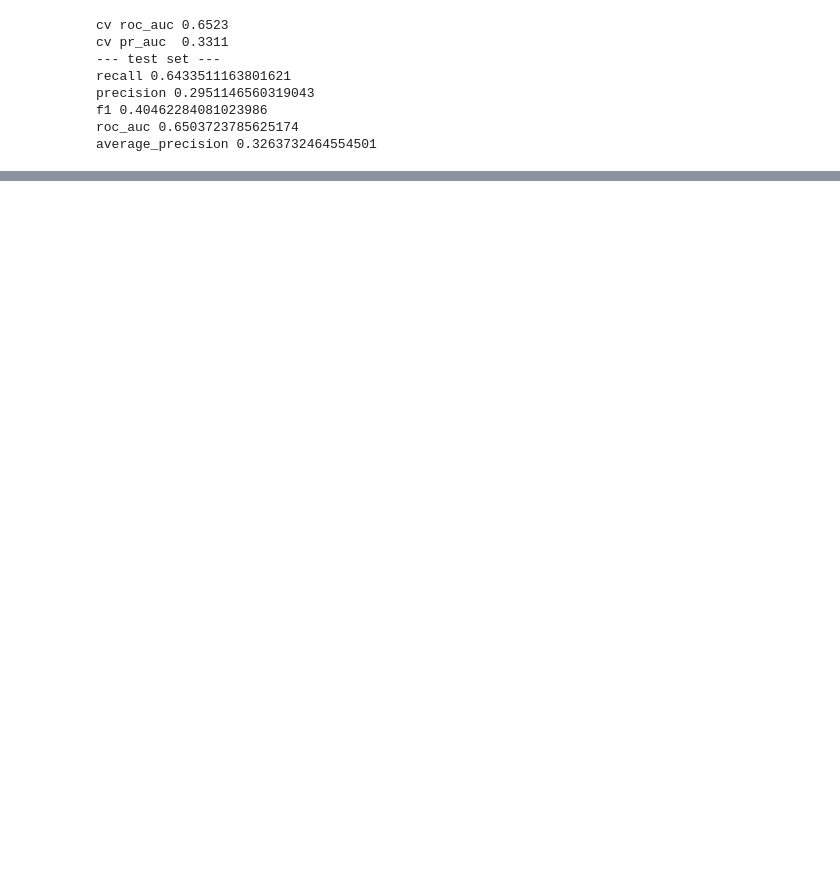
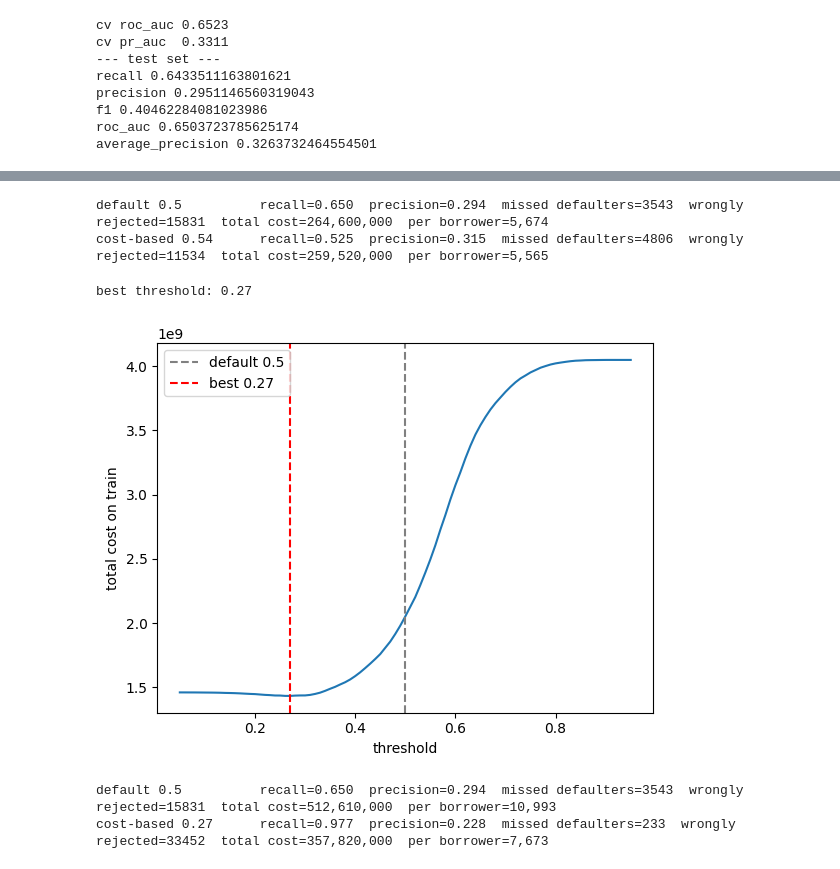
Before and after one commit to aflahthaha/Loan-Default-Risk-with-Cost-Sensitive-Approval-Policy, a Jupyter notebook: Loan Default Risk with Cost-Sensitive Approval Policy.ipynb, the cells around one changed output, grey strips where cells are left out. Cells and saved outputs as stored; diff of their text form; code cells hidden in the pictures; blank space fills up the shorter version.

```diff
--- a/Loan Default Risk with Cost-Sensitive Approval Policy.ipynb
+++ b/Loan Default Risk with Cost-Sensitive Approval Policy.ipynb
@@ -1285,0 +1322,58 @@ average_precision 0.3263732464554501
+# %%
+proba_test = best_xgb.predict_proba(x_test_other)[:, 1]
+
+for name, t in [("default 0.5", 0.5), (f"cost-based {best_t:.2f}", best_t)]:
+    pred = (proba_test >= t).astype(int)
+    tn, fp, fn, tp = confusion_matrix(y_test, pred).ravel()
+    cost = fn * COST_FN + fp * COST_FP
+    print(f"{name:20s} recall={recall_score(y_test, pred):.3f}  precision={precision_score(y_test, pred):.3f}  "
+          f"missed defaulters={fn}  wrongly rejected={fp}  total cost={cost:,}  per borrower={cost/len(y_test):,.0f}")
+# %% [output]
+default 0.5          recall=0.650  precision=0.294  missed defaulters=3543  wrongly rejected=15831  total cost=264,600,000  per borrower=5,674
+cost-based 0.54      recall=0.525  precision=0.315  missed defaulters=4806  wrongly rejected=11534  total cost=259,520,000  per borrower=5,565
+# %%
+import numpy as np
+import matplotlib.pyplot as plt
+from sklearn.model_selection import cross_val_predict, StratifiedKFold
+from sklearn.metrics import confusion_matrix, recall_score, precision_score
+
+# assumed costs (change them if you like, and state them in the README)
+COST_FN = 100000   # approve a borrower who defaults
+COST_FP = 10000   # reject a borrower who would have repaid
+
+# out-of-fold probabilities on train: each row is predicted by a model that did not see it
+cv3 = StratifiedKFold(n_splits=3, shuffle=True, random_state=42)
+oof = cross_val_predict(best_xgb, x_train_other, y_train, cv=cv3, method="predict_proba")[:, 1]
+
+def total_cost(y_true, proba, t):
+    pred = (proba >= t).astype(int)
+    tn, fp, fn, tp = confusion_matrix(y_true, pred).ravel()
+    return fn * COST_FN + fp * COST_FP
+
+thresholds = np.arange(0.05, 0.96, 0.01)
+costs = [total_cost(y_train, oof, t) for t in thresholds]
+best_t = thresholds[int(np.argmin(costs))]
+print("best threshold:", round(best_t, 2))
+
+plt.plot(thresholds, costs)
+plt.axvline(0.5, color="gray", linestyle="--", label="default 0.5")
+plt.axvline(best_t, color="red", linestyle="--", label=f"best {best_t:.2f}")
+plt.xlabel("threshold")
+plt.ylabel("total cost on train")
+plt.legend()
+plt.show()
+# %% [output]
+best threshold: 0.27
+[figure, added]
+# %%
+proba_test = best_xgb.predict_proba(x_test_other)[:, 1]
+
+for name, t in [("default 0.5", 0.5), (f"cost-based {best_t:.2f}", best_t)]:
+    pred = (proba_test >= t).astype(int)
+    tn, fp, fn, tp = confusion_matrix(y_test, pred).ravel()
+    cost = fn * COST_FN + fp * COST_FP
+    print(f"{name:20s} recall={recall_score(y_test, pred):.3f}  precision={precision_score(y_test, pred):.3f}  "
+          f"missed defaulters={fn}  wrongly rejected={fp}  total cost={cost:,}  per borrower={cost/len(y_test):,.0f}")
+# %% [output]
+default 0.5          recall=0.650  precision=0.294  missed defaulters=3543  wrongly rejected=15831  total cost=512,610,000  per borrower=10,993
+cost-based 0.27      recall=0.977  precision=0.228  missed defaulters=233  wrongly rejected=33452  total cost=357,820,000  per borrower=7,673
```
Also changed, not shown: parts of 37 cells of this notebook.
